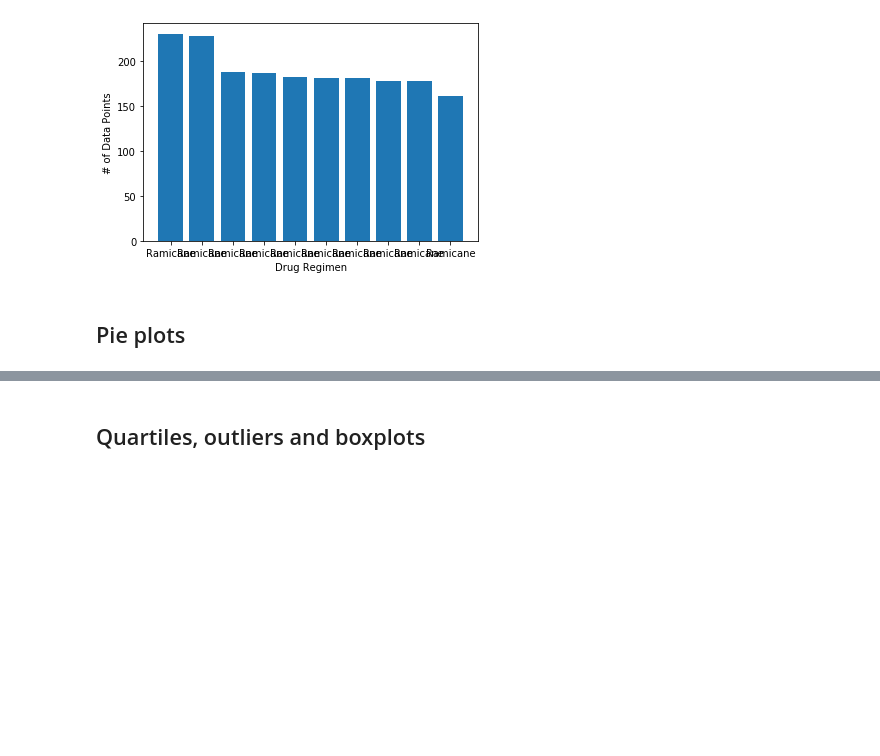
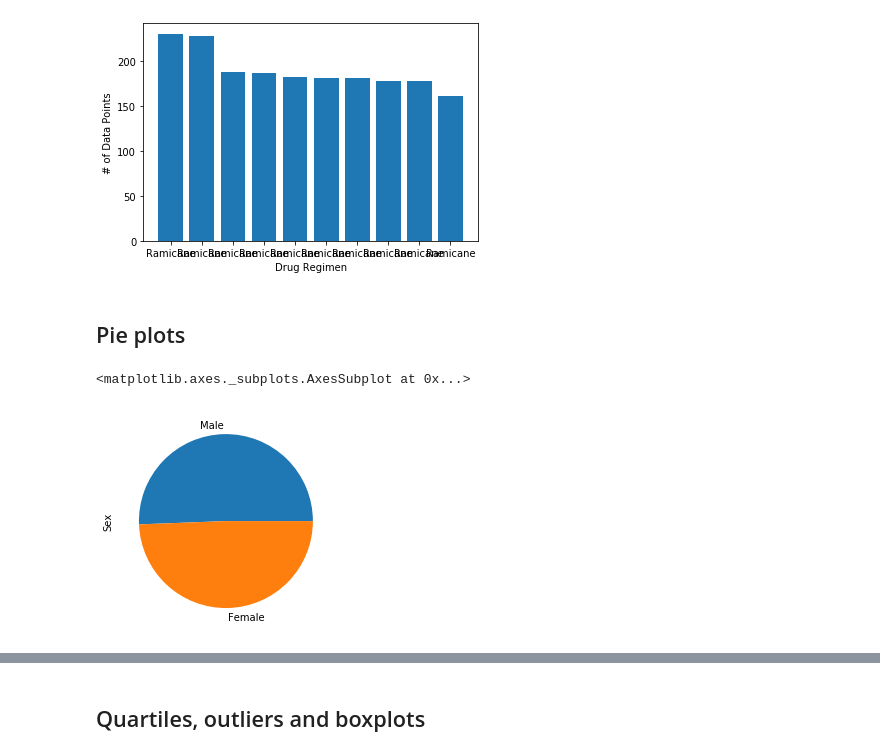
Before and after one commit to alexanderdyan/matplotlib-challenge, a Jupyter notebook: Pymaceuticals/pymaceuticals_starter.ipynb, the cells around one changed output, grey strips where cells are left out. Saved outputs shown, nothing was run; the diff lists cells and outputs as text; code cells hidden in the pictures; blank space fills up the shorter version.

Commit message:
added pie charts w/sex dist

```diff
--- a/Pymaceuticals/pymaceuticals_starter.ipynb
+++ b/Pymaceuticals/pymaceuticals_starter.ipynb
@@ -177,5 +177,9 @@ Text(0, 0.5, '# of Data Points')
 ## Pie plots
 # %%
 # Generate a pie plot showing the distribution of female versus male mice using pandas
+dataframe["Sex"].value_counts().plot(kind='pie')
+# %% [output]
+<matplotlib.axes._subplots.AxesSubplot at 0x...>
+[figure, added]
 # %%
 # Generate a pie plot showing the distribution of female versus male mice using pyplot
```
Also changed, not shown: parts of 1 cell of this notebook.
